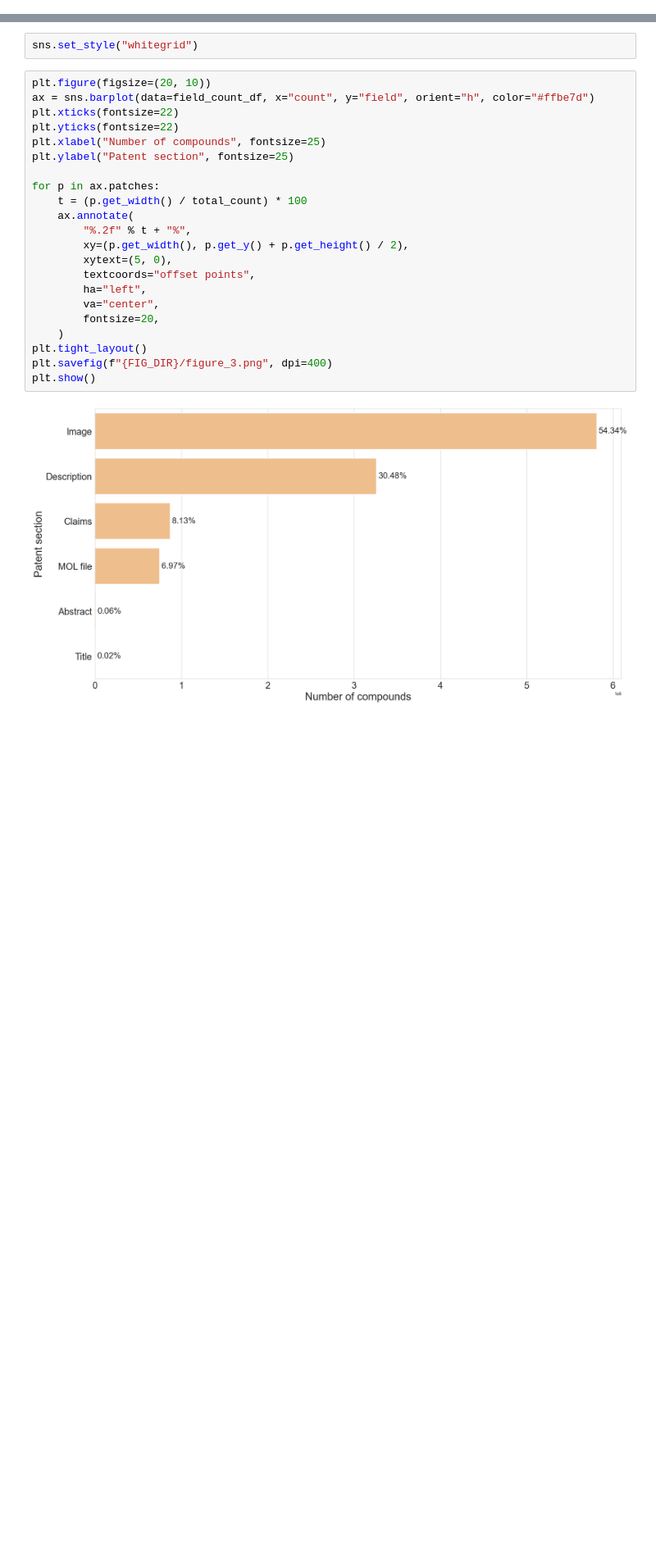
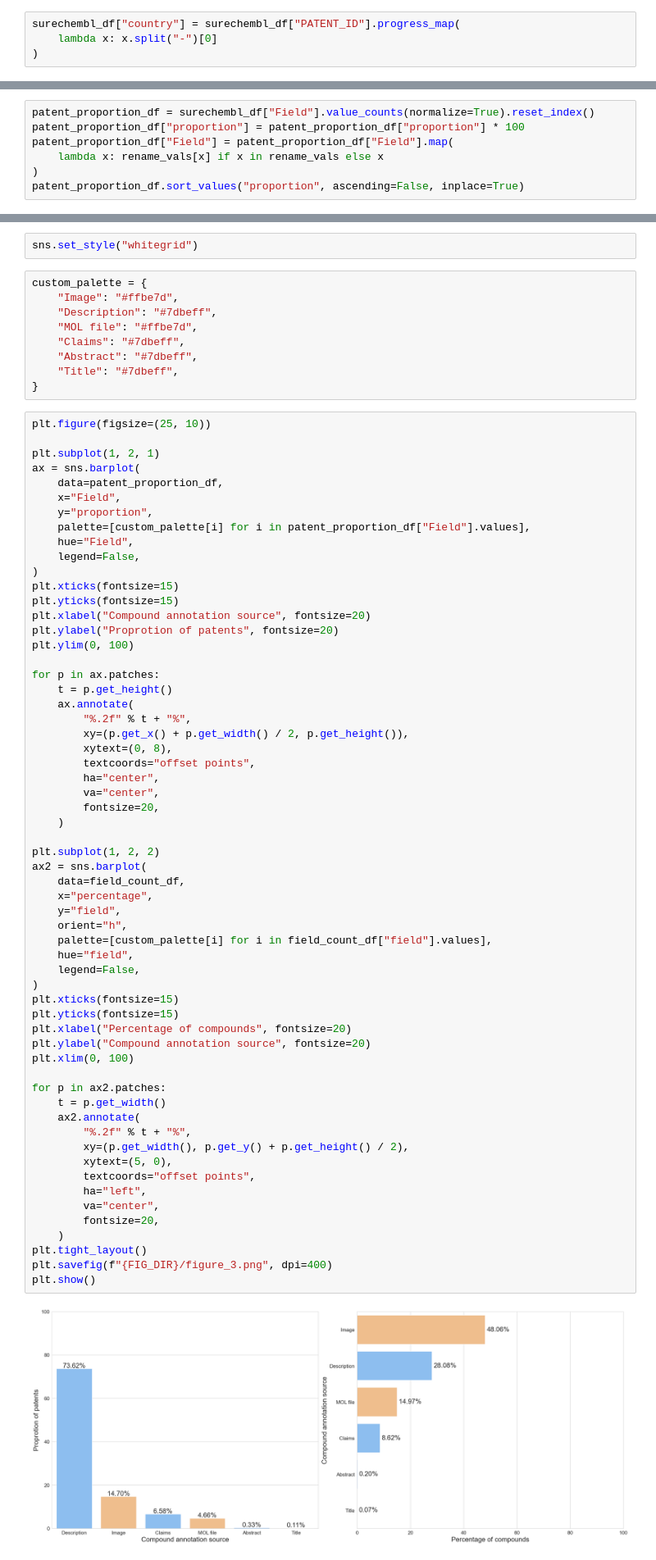
Before and after one commit to Fraunhofer-ITMP/patent-clinical-candidate-characteristics, a Jupyter notebook: notebooks/3_2_patent_findability.ipynb, the cells around one changed output, grey strips where cells are left out. Shown at 82% size. Saved outputs shown, nothing was run; the diff lists cells and outputs as text; blank space fills up the shorter version.

Commit message:
update figure 3

```diff
--- a/notebooks/3_2_patent_findability.ipynb
+++ b/notebooks/3_2_patent_findability.ipynb
@@ -41,0 +37,4 @@ surechembl_df.InChIKey.nunique(), surechembl_df.shape
+# %%
+surechembl_df["country"] = surechembl_df["PATENT_ID"].progress_map(
+    lambda x: x.split("-")[0]
+)
@@ -82,2 +138,9 @@ field_count_df
+# %%
+patent_proportion_df = surechembl_df["Field"].value_counts(normalize=True).reset_index()
+patent_proportion_df["proportion"] = patent_proportion_df["proportion"] * 100
+patent_proportion_df["Field"] = patent_proportion_df["Field"].map(
+    lambda x: rename_vals[x] if x in rename_vals else x
+)
+patent_proportion_df.sort_values("proportion", ascending=False, inplace=True)
 # %% [markdown]
 # Visualisation
@@ -89,26 +147,73 @@ total_count
 # %%
 sns.set_style("whitegrid")
+# %%
+custom_palette = {
+    "Image": "#ffbe7d",
+    "Description": "#7dbeff",
+    "MOL file": "#ffbe7d",
+    "Claims": "#7dbeff",
+    "Abstract": "#7dbeff",
+    "Title": "#7dbeff",
+}
 # %%
-plt.figure(figsize=(20, 10))
-ax = sns.barplot(data=field_count_df, x="count", y="field", orient="h", color="#ffbe7d")
-plt.xticks(fontsize=22)
-plt.yticks(fontsize=22)
-plt.xlabel("Number of compounds", fontsize=25)
-plt.ylabel("Patent section", fontsize=25)
+plt.figure(figsize=(25, 10))
+
+plt.subplot(1, 2, 1)
+ax = sns.barplot(
+    data=patent_proportion_df,
+    x="Field",
+    y="proportion",
+    palette=[custom_palette[i] for i in patent_proportion_df["Field"].values],
+    hue="Field",
+    legend=False,
+)
+plt.xticks(fontsize=15)
+plt.yticks(fontsize=15)
+plt.xlabel("Compound annotation source", fontsize=20)
+plt.ylabel("Proprotion of patents", fontsize=20)
+plt.ylim(0, 100)
 
 for p in ax.patches:
-    t = (p.get_width() / total_count) * 100
+    t = p.get_height()
     ax.annotate(
+        "%.2f" % t + "%",
+        xy=(p.get_x() + p.get_width() / 2, p.get_height()),
+        xytext=(0, 8),
+        textcoords="offset points",
+        ha="center",
+        va="center",
+        fontsize=20,
+    )
+
+plt.subplot(1, 2, 2)
+ax2 = sns.barplot(
+    data=field_count_df,
+    x="percentage",
+    y="field",
+    orient="h",
+    palette=[custom_palette[i] for i in field_count_df["field"].values],
+    hue="field",
+    legend=False,
+)
+plt.xticks(fontsize=15)
+plt.yticks(fontsize=15)
+plt.xlabel("Percentage of compounds", fontsize=20)
+plt.ylabel("Compound annotation source", fontsize=20)
+plt.xlim(0, 100)
+
+for p in ax2.patches:
+    t = p.get_width()
+    ax2.annotate(
         "%.2f" % t + "%",
         xy=(p.get_width(), p.get_y() + p.get_height() / 2),
         xytext=(5, 0),
         textcoords="offset points",
         ha="left",
         va="center",
         fontsize=20,
     )
 plt.tight_layout()
 plt.savefig(f"{FIG_DIR}/figure_3.png", dpi=400)
 plt.show()
 # %% [output]
-[figure, old version]
+[figure, new version]
```
Also changed, not shown: parts of 14 cells of this notebook, 1 other file.
